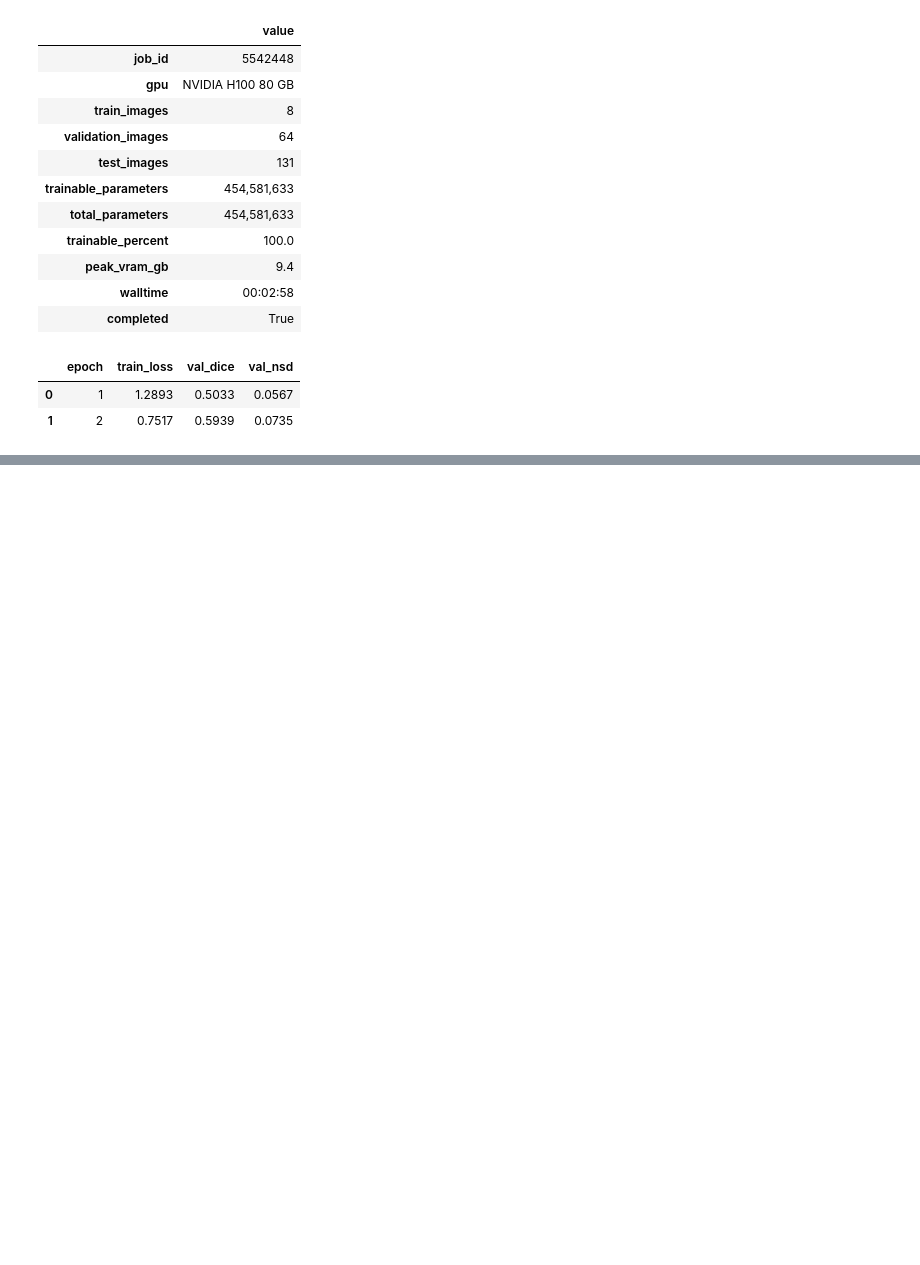
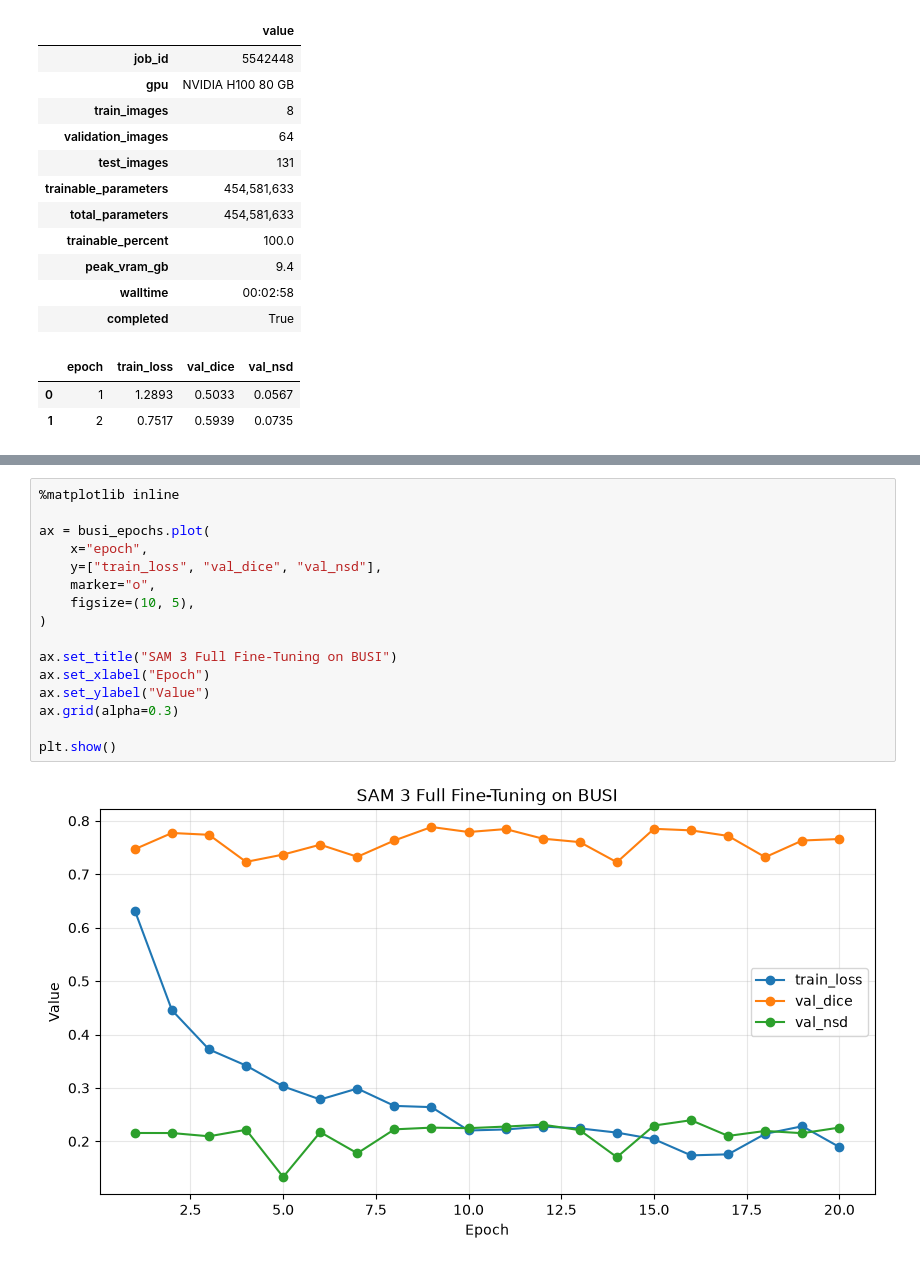
Before and after one commit to Good-SAMaritans/sam3-lora-medical-segmentation, a Jupyter notebook: notebooks/03_full_finetuning.ipynb, the cells around one changed output, grey strips where cells are left out. Cells and saved outputs as stored; diff of their text form; blank space fills up the shorter version.

Commit message:
results: add full-tuning BUSI and Kvasir runs

```diff
--- a/notebooks/03_full_finetuning.ipynb
+++ b/notebooks/03_full_finetuning.ipynb
@@ -204,0 +442,18 @@ Decision: proceed with full BUSI and Kvasir runs.
+# %%
+%matplotlib inline
+
+ax = busi_epochs.plot(
+    x="epoch",
+    y=["train_loss", "val_dice", "val_nsd"],
+    marker="o",
+    figsize=(10, 5),
+)
+
+ax.set_title("SAM 3 Full Fine-Tuning on BUSI")
+ax.set_xlabel("Epoch")
+ax.set_ylabel("Value")
+ax.grid(alpha=0.3)
+
+plt.show()
+# %% [output]
+[figure, added]
```
Also changed, not shown: parts of 15 cells of this notebook, 2 other files.
